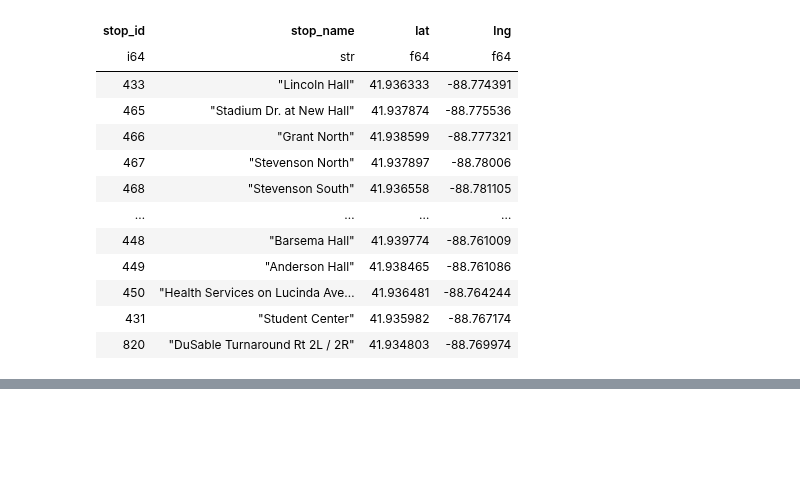
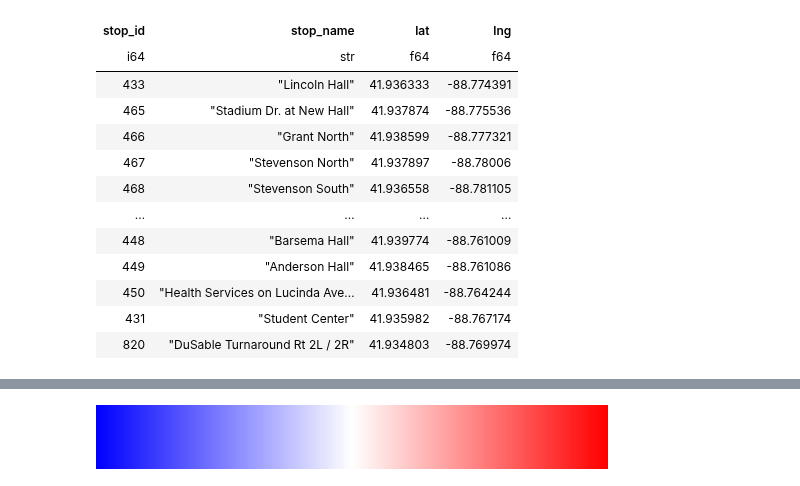
Before and after one commit to shaivilp/Research-Rookies, a Jupyter notebook: dekalb_bus/visualizations/map_visual.ipynb, the cells around one changed output, grey strips where cells are left out. Saved outputs shown, nothing was run; the diff lists cells and outputs as text; code cells hidden in the pictures; blank space fills up the shorter version.

```diff
--- a/dekalb_bus/visualizations/map_visual.ipynb
+++ b/dekalb_bus/visualizations/map_visual.ipynb
@@ -123,0 +200,6 @@ lats, lngs = zip(*path_points)
+# %%
+stops.rename({"id": "nextStopID"}).select(["nextStopID", "name"]).unique().sort("nextStopID")
+
+#Left join stops to get stop names for nextStopID and lastStopID
+df = df.join(stops.rename({"id": "nextStopID"}).select(["nextStopID", "name"]).unique(), on="nextStopID", how="left").rename({"name": "nextStopName"})
+df = df.join(stops.rename({"id": "lastStopID"}).select(["lastStopID", "name"]).unique(), on="lastStopID", how="left").rename({"name": "lastStopName"})
@@ -123,0 +341,21 @@ lats, lngs = zip(*path_points)
+# %%
+df = df.with_columns(
+    pl.col("nextPatternStopID").alias("patternStopID")
+)
+
+#Join the subset on the triple key to get the correct prediction
+predSet = df.join(
+    preds,
+    on=["equipmentID", "patternStopID", "captureTime"],
+    how="inner"
+)
+
+predSet = predSet.with_columns(
+    pl.col('receiveTime').dt.convert_time_zone('America/Chicago'),
+)
+
+predSet = predSet.with_columns(
+    (pl.col("time") - pl.col("receiveTime")).alias("predictedDiff")
+)
+
+predSet["equipmentID", "lastStopName", "nextStopName", "timeDiff", "predictedDiff"]
@@ -123,0 +546,2 @@ lats, lngs = zip(*path_points)
+# %%
+predSet = predSet.drop_nulls(subset=["timeDiff", "predictedDiff"])
@@ -123,0 +563,7 @@ lats, lngs = zip(*path_points)
+# %%
+# Normalize predictedDiffs for colormap scaling
+predicted_seconds = [td.total_seconds() for td in predSet["predictedDiff"].to_list()]
+norm = TwoSlopeNorm(vmin=-15, vcenter=20, vmax=120)
+cmap = get_cmap("bwr")
+# %% [output]
+[figure, added]
```
Also changed, not shown: parts of 22 cells of this notebook, 9 other files.
